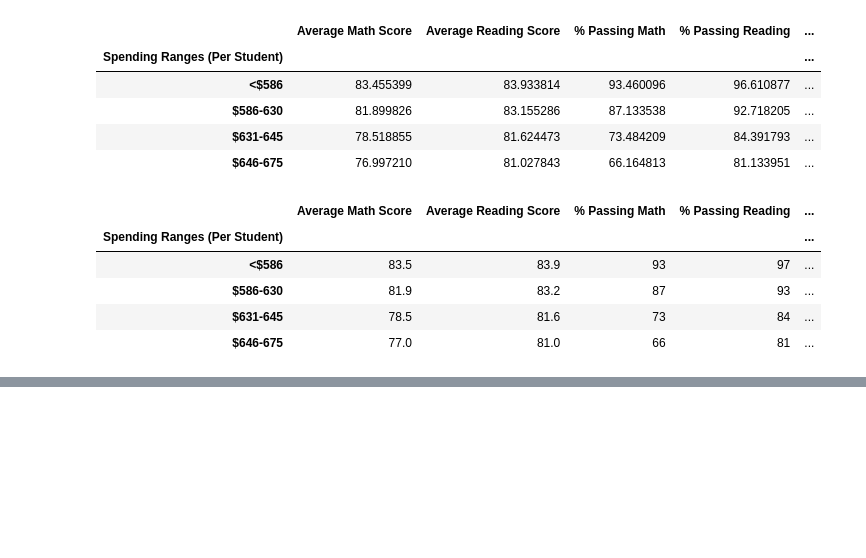
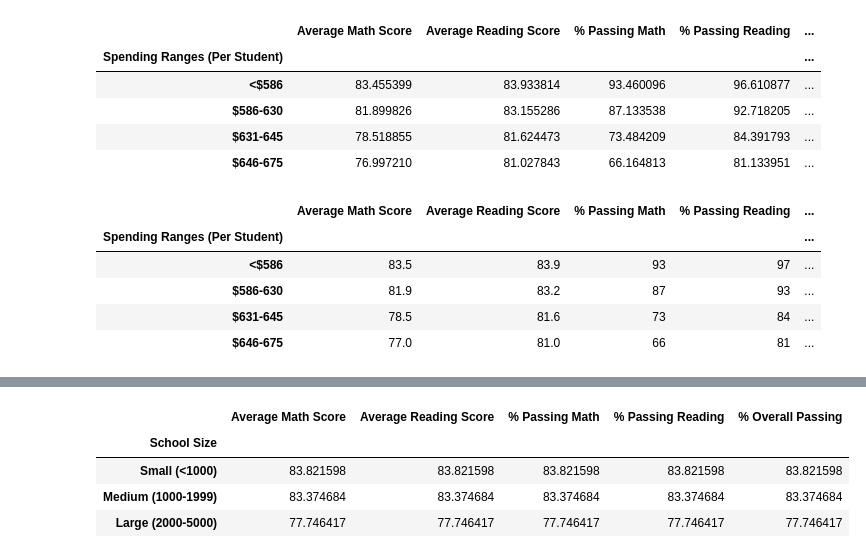
Before and after one commit to odellrb/School_District_Analysis, a Jupyter notebook: PyCitySchools.ipynb, the cells around one changed output, grey strips where cells are left out. Saved outputs shown, nothing was run; the diff lists cells and outputs as text; code cells hidden in the pictures; blank space fills up the shorter version.

```diff
--- a/PyCitySchools.ipynb
+++ b/PyCitySchools.ipynb
@@ -1181,0 +1209,16 @@ spending_summary_df
+# %%
+# Assemble into DataFrame.
+size_summary_df = pd.DataFrame({
+          "Average Math Score" : size_math_scores,
+          "Average Reading Score": size_reading_scores,
+          "% Passing Math": size_passing_math,
+          "% Passing Reading": size_passing_reading,
+          "% Overall Passing": size_overall_passing})
+
+size_summary_df
+# %% [output]
+|  | Average Math Score | Average Reading Score | % Passing Math | % Passing Reading | % Overall Passing |
+| School Size |  |  |  |  |  |
+| Small (<1000) | 83.821598 | 83.821598 | 83.821598 | 83.821598 | 83.821598 |
+| Medium (1000-1999) | 83.374684 | 83.374684 | 83.374684 | 83.374684 | 83.374684 |
+| Large (2000-5000) | 77.746417 | 77.746417 | 77.746417 | 77.746417 | 77.746417 |
```
Also changed, not shown: parts of 4 cells of this notebook.
